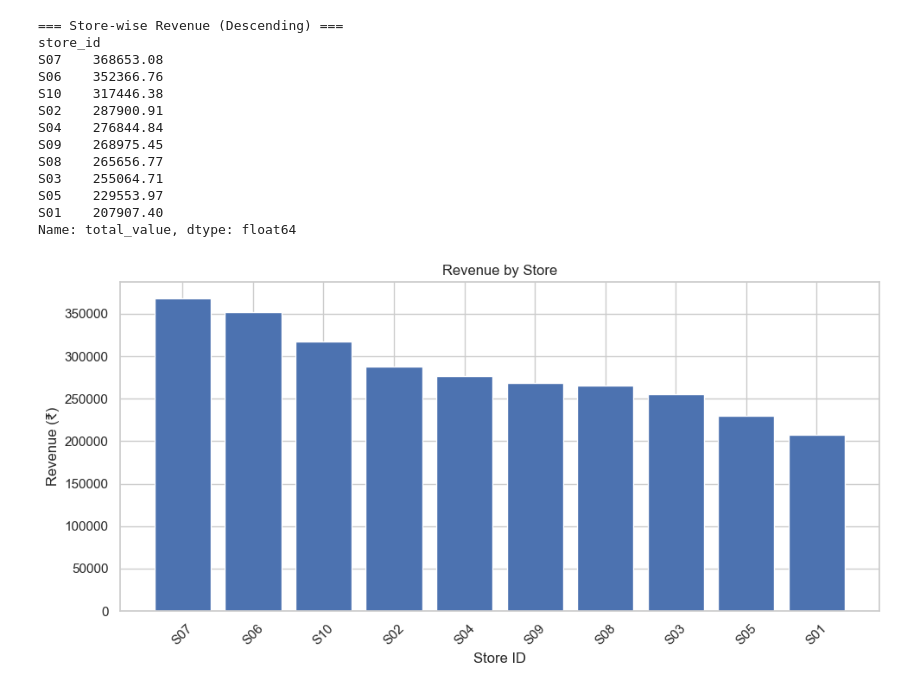
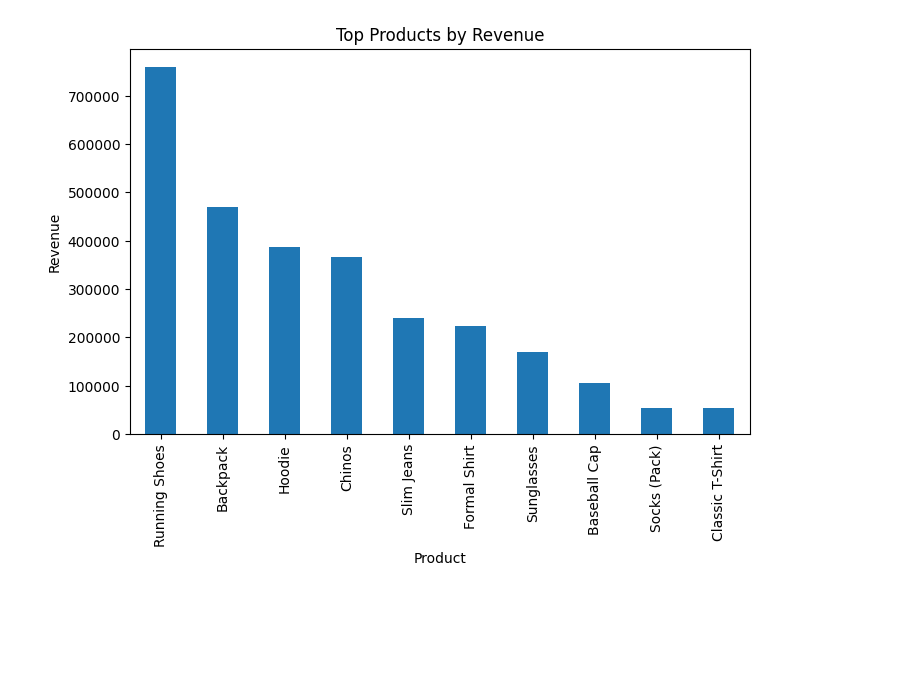
Before and after one commit to sleepyheadjai/retail-analysis-dashboard, a Jupyter notebook: notebooks/retail_analysis.ipynb, the cells around one changed output. Drawn from its saved outputs; the diff is of its cells as text; code cells hidden in the pictures; blank space fills up the shorter version.

Commit message:
Add clean exploratory analysis notebook

```diff
--- a/notebooks/retail_analysis.ipynb
+++ b/notebooks/retail_analysis.ipynb
@@ -451,19 +111,0 @@ Done. df_clean ready (rows,cols): (1000, 12)
-# %%
-# STEP 2 — HIGH LEVEL KPIs
-
-df = df_clean.copy()
-
-total_revenue = df['total_value'].sum()
-total_qty = df['quantity'].sum()
-aov = df['total_value'].mean()
-unique_products = df['product_id'].nunique()
-unique_stores = df['store_id'].nunique()
-total_transactions = len(df)
-
-print("===== HIGH LEVEL KPIs =====")
-print(f"Total Revenue: ₹{total_revenue:,.2f}")
-print(f"Total Quantity Sold: {total_qty}")
-print(f"Average Order Value (AOV): ₹{aov:,.2f}")
-print(f"Unique Products: {unique_products}")
-print(f"Unique Stores: {unique_stores}")
-print(f"Total Transactions: {total_transactions}")
@@ -478,39 +112,16 @@ Total Transactions: 1000
-# %%
-# STEP 3 — STORE-WISE REVENUE ANALYSIS
-
-import pandas as pd
-import matplotlib.pyplot as plt
-
-store_rev = (
-    df_clean.groupby("store_id")["total_value"]
-    .sum()
-    .sort_values(ascending=False)
-)
-
-print("=== Store-wise Revenue (Descending) ===")
-print(store_rev)
-
-# Plot
-plt.figure(figsize=(10,5))
-plt.bar(store_rev.index, store_rev.values)
-plt.title("Revenue by Store")
-plt.xlabel("Store ID")
-plt.ylabel("Revenue (₹)")
-plt.xticks(rotation=45)
-plt.tight_layout()
-plt.show()
-# %% [output]
-=== Store-wise Revenue (Descending) ===
-store_id
-S07    368653.08
-S06    352366.76
-S10    317446.38
-S02    287900.91
-S04    276844.84
-S09    268975.45
-S08    265656.77
-S03    255064.71
-S05    229553.97
-S01    207907.40
-Name: total_value, dtype: float64
-[figure, removed]
+# %%
+product_revenue = (
+    df.groupby("product_name")["total_value"]
+    .sum()
+    .sort_values(ascending=False)
+    .head(10)
+)
+
+plt.figure(figsize=(8,5))
+product_revenue.plot(kind="bar")
+plt.title("Top Products by Revenue")
+plt.xlabel("Product")
+plt.ylabel("Revenue")
+plt.show()
+# %% [output]
+[figure, added]
```
Also changed, not shown: parts of 31 cells of this notebook.
